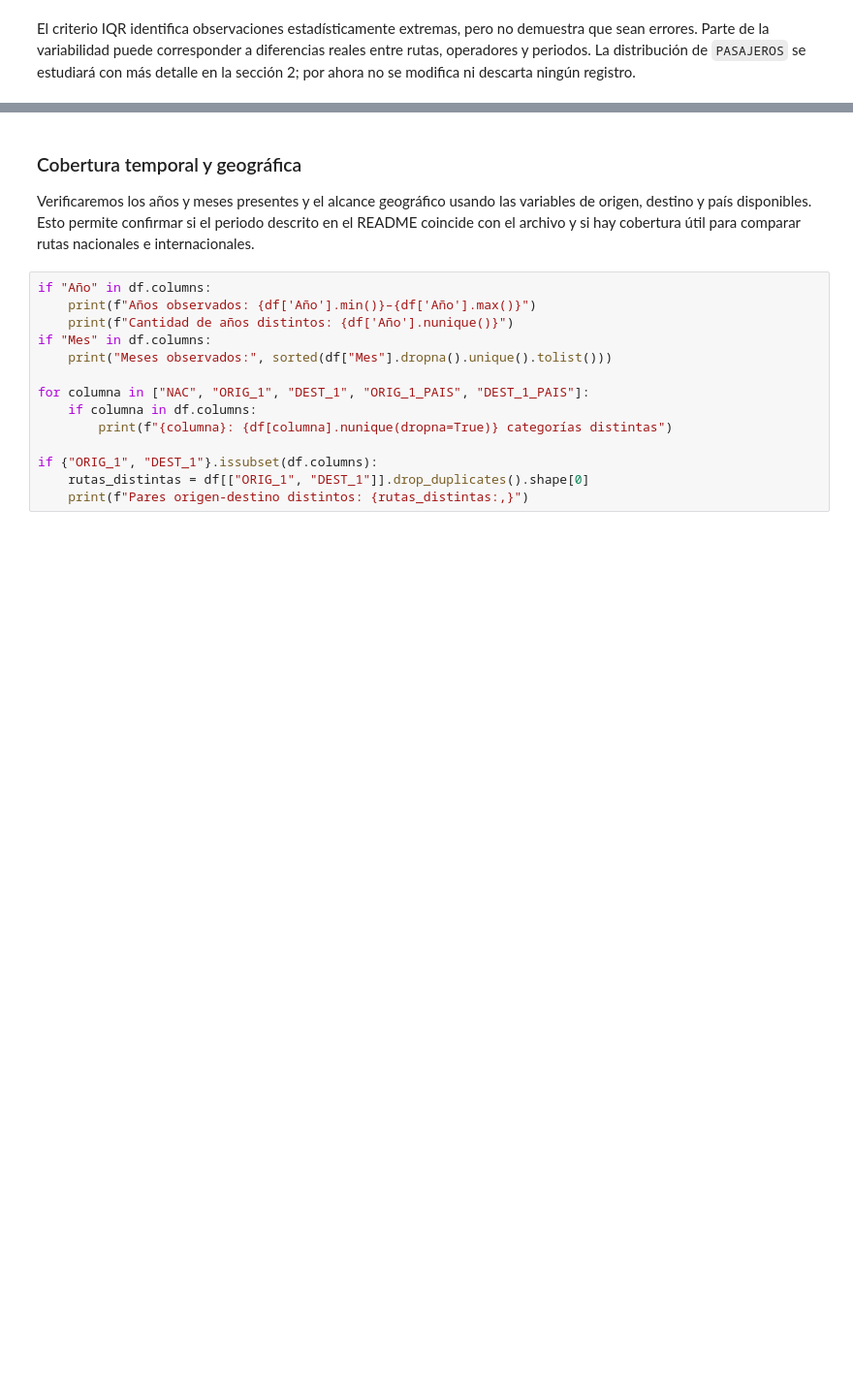
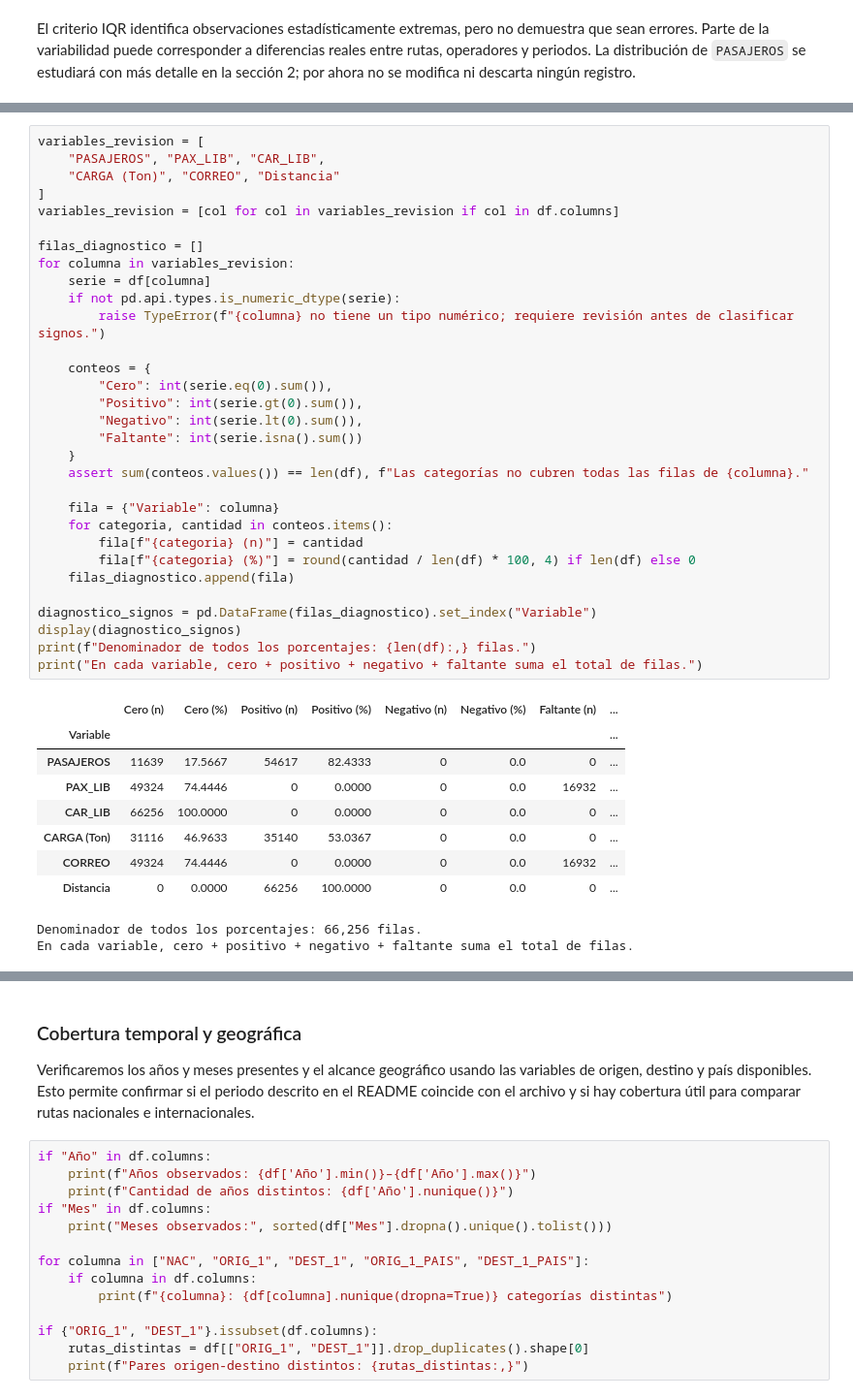
Before and after one commit to MatiasAguileraLobos/Demanda-Aerea-en-Chile-Patrones-y-Oportunidades, a Jupyter notebook: notebooks/02_eda.ipynb, the cells around one changed output, grey strips where cells are left out. Shown at 97% size. Cells and saved outputs as stored; diff of their text form; blank space fills up the shorter version.

```diff
--- a/notebooks/02_eda.ipynb
+++ b/notebooks/02_eda.ipynb
@@ -276,0 +278,42 @@ El criterio IQR identifica observaciones estadísticamente extremas, pero no dem
+# %%
+variables_revision = [
+    "PASAJEROS", "PAX_LIB", "CAR_LIB",
+    "CARGA (Ton)", "CORREO", "Distancia"
+]
+variables_revision = [col for col in variables_revision if col in df.columns]
+
+filas_diagnostico = []
+for columna in variables_revision:
+    serie = df[columna]
+    if not pd.api.types.is_numeric_dtype(serie):
+        raise TypeError(f"{columna} no tiene un tipo numérico; requiere revisión antes de clasificar signos.")
+
+    conteos = {
+        "Cero": int(serie.eq(0).sum()),
+        "Positivo": int(serie.gt(0).sum()),
+        "Negativo": int(serie.lt(0).sum()),
+        "Faltante": int(serie.isna().sum())
+    }
+    assert sum(conteos.values()) == len(df), f"Las categorías no cubren todas las filas de {columna}."
+
+    fila = {"Variable": columna}
+    for categoria, cantidad in conteos.items():
+        fila[f"{categoria} (n)"] = cantidad
+        fila[f"{categoria} (%)"] = round(cantidad / len(df) * 100, 4) if len(df) else 0
+    filas_diagnostico.append(fila)
+
+diagnostico_signos = pd.DataFrame(filas_diagnostico).set_index("Variable")
+display(diagnostico_signos)
+print(f"Denominador de todos los porcentajes: {len(df):,} filas.")
+print("En cada variable, cero + positivo + negativo + faltante suma el total de filas.")
+# %% [output]
+|  | Cero (n) | Cero (%) | Positivo (n) | Positivo (%) | Negativo (n) | Negativo (%) | Faltante (n) | ... |
+| Variable |  |  |  |  |  |  |  | ... |
+| PASAJEROS | 11639 | 17.5667 | 54617 | 82.4333 | 0 | 0.0 | 0 | ... |
+| PAX_LIB | 49324 | 74.4446 | 0 | 0.0000 | 0 | 0.0 | 16932 | ... |
+| CAR_LIB | 66256 | 100.0000 | 0 | 0.0000 | 0 | 0.0 | 0 | ... |
+| CARGA (Ton) | 31116 | 46.9633 | 35140 | 53.0367 | 0 | 0.0 | 0 | ... |
+| CORREO | 49324 | 74.4446 | 0 | 0.0000 | 0 | 0.0 | 16932 | ... |
+| Distancia | 0 | 0.0000 | 66256 | 100.0000 | 0 | 0.0 | 0 | ... |
+Denominador de todos los porcentajes: 66,256 filas.
+En cada variable, cero + positivo + negativo + faltante suma el total de filas.
```
Also changed, not shown: parts of 21 cells of this notebook, 2 other files.
